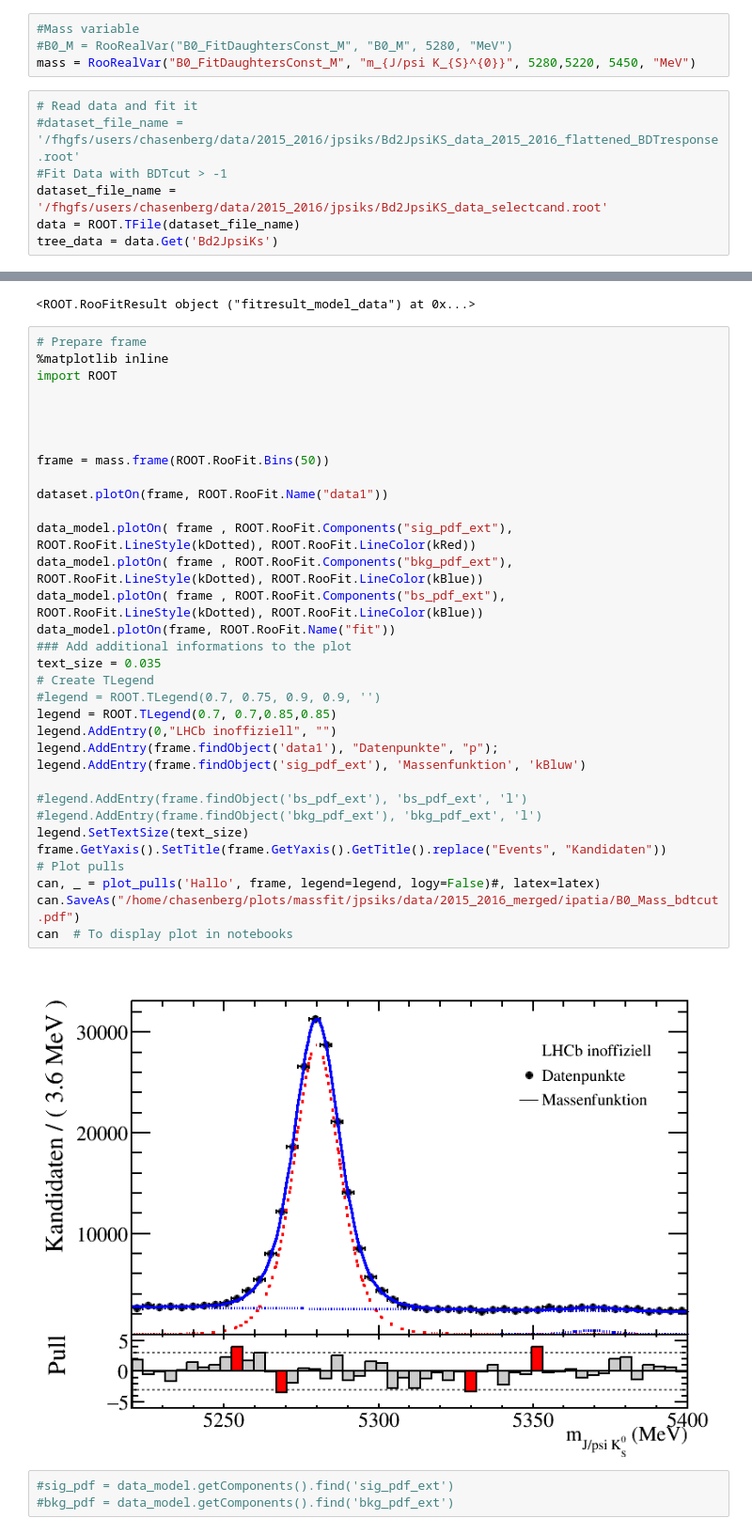
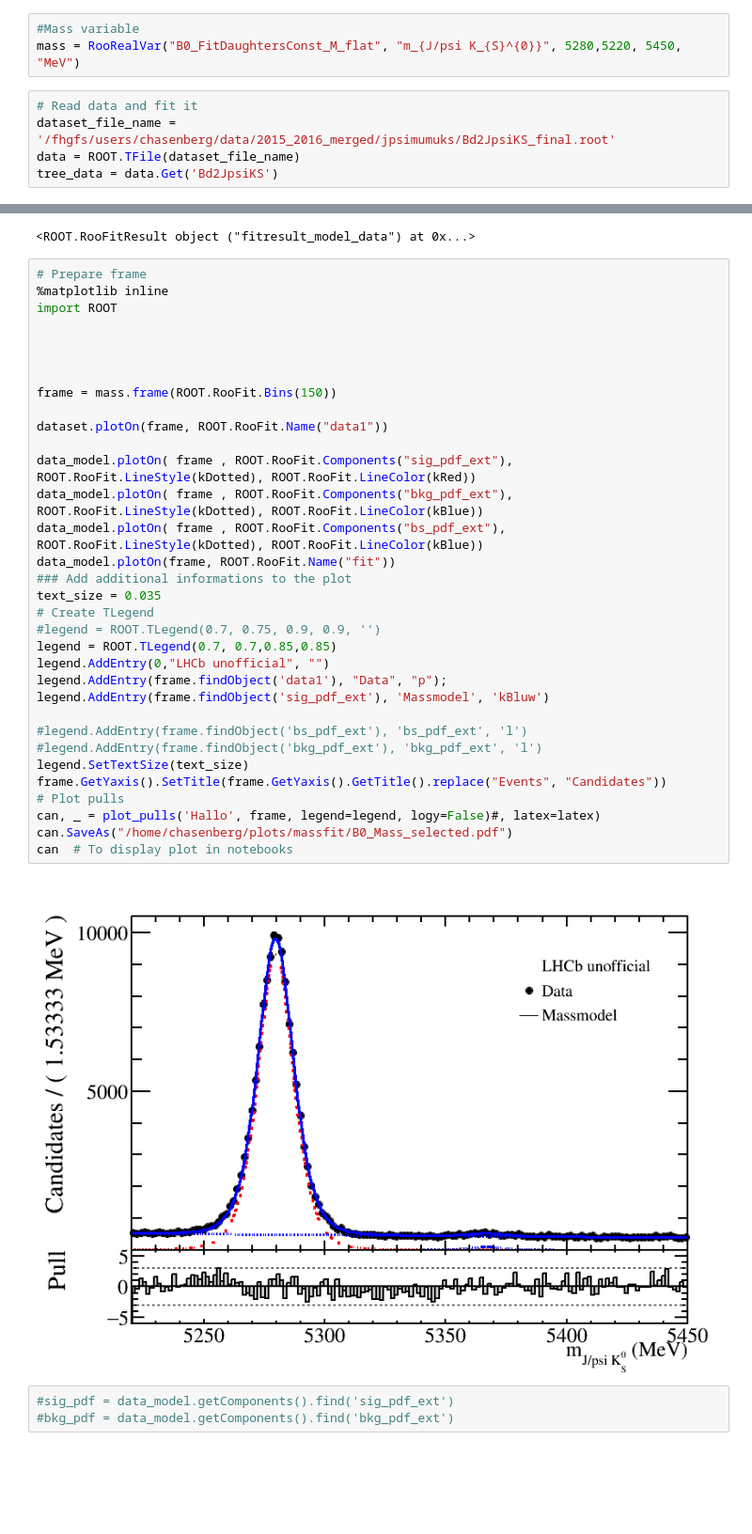
Before and after one commit to chasenberg/Masterthesis, a Jupyter notebook: notebooks/mass_fit/massfit_data_2015-2016__ipatia.ipynb, the cells around one changed output, grey strips where cells are left out. Shown at 94% size. Saved outputs shown, nothing was run; the diff lists cells and outputs as text; blank space fills up the shorter version.

Commit message:
updated to new ROOT file

```diff
--- a/notebooks/mass_fit/massfit_data_2015-2016__ipatia.ipynb
+++ b/notebooks/mass_fit/massfit_data_2015-2016__ipatia.ipynb
@@ -79,14 +69,11 @@ signal_dataframe.to_root('/fhgfs/users/chasenberg/mc/2016/jpsiks/dimuon/with_cut
 # %%
 #Mass variable
-#B0_M = RooRealVar("B0_FitDaughtersConst_M", "B0_M", 5280, "MeV")
-mass = RooRealVar("B0_FitDaughtersConst_M", "m_{J/psi K_{S}^{0}}", 5280,5220, 5450, "MeV")
+mass = RooRealVar("B0_FitDaughtersConst_M_flat", "m_{J/psi K_{S}^{0}}", 5280,5220, 5450, "MeV")
 # %%
 # Read data and fit it
-#dataset_file_name = '/fhgfs/users/chasenberg/data/2015_2016/jpsiks/Bd2JpsiKS_data_2015_2016_flattened_BDTresponse.root'
-#Fit Data with BDTcut > -1
-dataset_file_name = '/fhgfs/users/chasenberg/data/2015_2016/jpsiks/Bd2JpsiKS_data_selectcand.root'
+dataset_file_name = '/fhgfs/users/chasenberg/data/2015_2016_merged/jpsimumuks/Bd2JpsiKS_final.root'
 data = ROOT.TFile(dataset_file_name)
-tree_data = data.Get('Bd2JpsiKs')
+tree_data = data.Get('Bd2JpsiKS')
 # %%
 ntupleVarSet =  RooArgSet(mass)
 dataset = RooDataSet('data','data',tree_data,ntupleVarSet)
@@ -185,38 +172,38 @@ data_model.fitTo(dataset, RooFit.NumCPU(6),
 # %%
 # Prepare frame
 %matplotlib inline
 import ROOT
 
 
 
 
-frame = mass.frame(ROOT.RooFit.Bins(50))
+frame = mass.frame(ROOT.RooFit.Bins(150))
 
 dataset.plotOn(frame, ROOT.RooFit.Name("data1"))
 
 data_model.plotOn( frame , ROOT.RooFit.Components("sig_pdf_ext"), ROOT.RooFit.LineStyle(kDotted), ROOT.RooFit.LineColor(kRed))
 data_model.plotOn( frame , ROOT.RooFit.Components("bkg_pdf_ext"), ROOT.RooFit.LineStyle(kDotted), ROOT.RooFit.LineColor(kBlue))
 data_model.plotOn( frame , ROOT.RooFit.Components("bs_pdf_ext"), ROOT.RooFit.LineStyle(kDotted), ROOT.RooFit.LineColor(kBlue))
 data_model.plotOn(frame, ROOT.RooFit.Name("fit"))
 ### Add additional informations to the plot
 text_size = 0.035
 # Create TLegend
 #legend = ROOT.TLegend(0.7, 0.75, 0.9, 0.9, '')
 legend = ROOT.TLegend(0.7, 0.7,0.85,0.85)
-legend.AddEntry(0,"LHCb inoffiziell", "")
-legend.AddEntry(frame.findObject('data1'), "Datenpunkte", "p");
-legend.AddEntry(frame.findObject('sig_pdf_ext'), 'Massenfunktion', 'kBluw')
+legend.AddEntry(0,"LHCb unofficial", "")
+legend.AddEntry(frame.findObject('data1'), "Data", "p");
+legend.AddEntry(frame.findObject('sig_pdf_ext'), 'Massmodel', 'kBluw')
 
 #legend.AddEntry(frame.findObject('bs_pdf_ext'), 'bs_pdf_ext', 'l')
 #legend.AddEntry(frame.findObject('bkg_pdf_ext'), 'bkg_pdf_ext', 'l')
 legend.SetTextSize(text_size)
-frame.GetYaxis().SetTitle(frame.GetYaxis().GetTitle().replace("Events", "Kandidaten"))
+frame.GetYaxis().SetTitle(frame.GetYaxis().GetTitle().replace("Events", "Candidates"))
 # Plot pulls
 can, _ = plot_pulls('Hallo', frame, legend=legend, logy=False)#, latex=latex)
-can.SaveAs("/home/chasenberg/plots/massfit/jpsiks/data/2015_2016_merged/ipatia/B0_Mass_bdtcut.pdf")
+can.SaveAs("/home/chasenberg/plots/massfit/B0_Mass_selected.pdf")
 can  # To display plot in notebooks
 # %% [output]
-[figure, old version]
+[figure, new version]
 # %%
 #sig_pdf = data_model.getComponents().find('sig_pdf_ext')
 #bkg_pdf = data_model.getComponents().find('bkg_pdf_ext')
```
Also changed, not shown: parts of 7 cells of this notebook.
